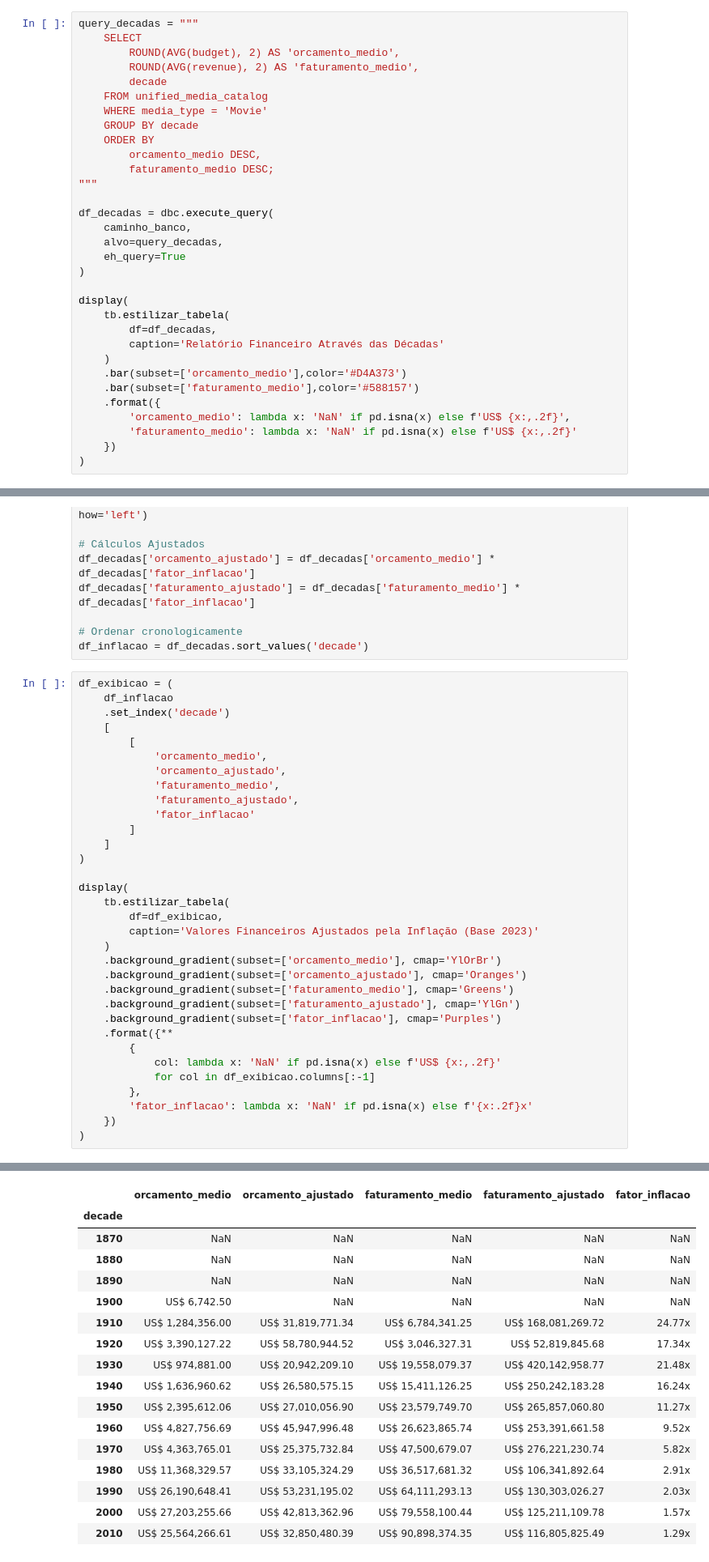
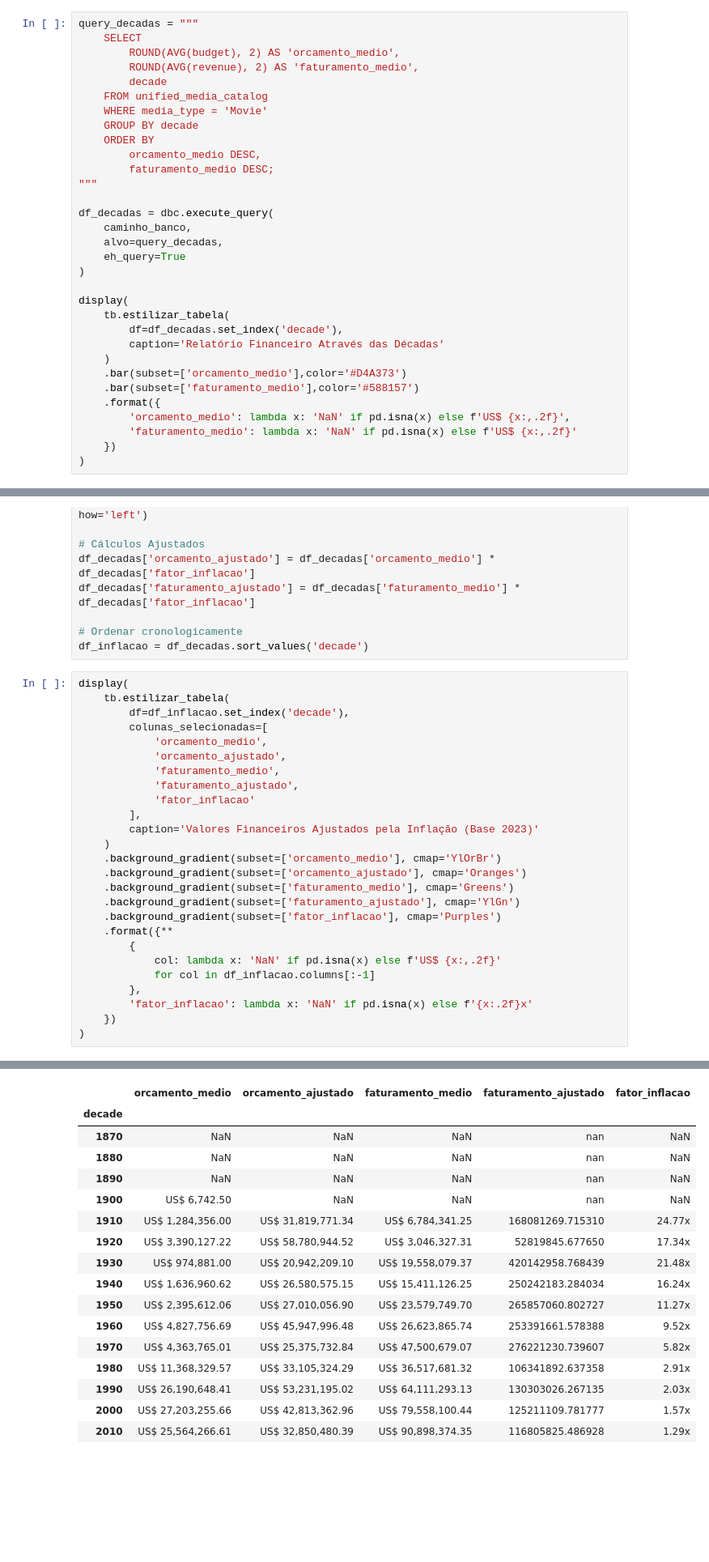
Before and after one commit to AleCecilio/entertainment_industry_performance_analysis, a Jupyter notebook: notebooks/02_data_analytics/18_analytics_financial_timeline.ipynb, the cells around one changed output, grey strips where cells are left out. Shown at 81% size. Cells and saved outputs as stored; diff of their text form; blank space fills up the shorter version.

```diff
--- a/notebooks/02_data_analytics/18_analytics_financial_timeline.ipynb
+++ b/notebooks/02_data_analytics/18_analytics_financial_timeline.ipynb
@@ -66,7 +70,7 @@ df_decadas = dbc.execute_query(
 
 display(
     tb.estilizar_tabela(
-        df=df_decadas,
+        df=df_decadas.set_index('decade'),
         caption='Relatório Financeiro Através das Décadas'
     )
     .bar(subset=['orcamento_medio'],color='#D4A373')
@@ -139,57 +144,50 @@ df_decadas['faturamento_ajustado'] = df_decadas['faturamento_medio'] * df_decada
 # Ordenar cronologicamente
 df_inflacao = df_decadas.sort_values('decade')
 # %%
-df_exibicao = (
-    df_inflacao
-    .set_index('decade')
-    [
-        [
+display(
+    tb.estilizar_tabela(
+        df=df_inflacao.set_index('decade'),
+        colunas_selecionadas=[
             'orcamento_medio',
             'orcamento_ajustado',
             'faturamento_medio',
             'faturamento_ajustado',
             'fator_inflacao'
-        ]
-    ]
-)
-
-display(
-    tb.estilizar_tabela(
-        df=df_exibicao,
+        ],
         caption='Valores Financeiros Ajustados pela Inflação (Base 2023)'
     )
     .background_gradient(subset=['orcamento_medio'], cmap='YlOrBr')
     .background_gradient(subset=['orcamento_ajustado'], cmap='Oranges')
     .background_gradient(subset=['faturamento_medio'], cmap='Greens')
     .background_gradient(subset=['faturamento_ajustado'], cmap='YlGn')
     .background_gradient(subset=['fator_inflacao'], cmap='Purples')
     .format({**
         {
             col: lambda x: 'NaN' if pd.isna(x) else f'US$ {x:,.2f}'
-            for col in df_exibicao.columns[:-1]
+            for col in df_inflacao.columns[:-1]
         },
         'fator_inflacao': lambda x: 'NaN' if pd.isna(x) else f'{x:.2f}x'
     })
 )
 # %% [output]
 Valores Financeiros Ajustados pela Inflação (Base 2023)
 |  | orcamento_medio | orcamento_ajustado | faturamento_medio | faturamento_ajustado | fator_inflacao |
 | decade |  |  |  |  |  |
-| 1870 | NaN | NaN | NaN | NaN | NaN |
-| 1880 | NaN | NaN | NaN | NaN | NaN |
-| 1890 | NaN | NaN | NaN | NaN | NaN |
-| 1900 | US$ 6,742.50 | NaN | NaN | NaN | NaN |
-| 1910 | US$ 1,284,356.00 | US$ 31,819,771.34 | US$ 6,784,341.25 | US$ 168,081,269.72 | 24.77x |
-| 1920 | US$ 3,390,127.22 | US$ 58,780,944.52 | US$ 3,046,327.31 | US$ 52,819,845.68 | 17.34x |
-| 1930 | US$ 974,881.00 | US$ 20,942,209.10 | US$ 19,558,079.37 | US$ 420,142,958.77 | 21.48x |
-| 1940 | US$ 1,636,960.62 | US$ 26,580,575.15 | US$ 15,411,126.25 | US$ 250,242,183.28 | 16.24x |
-| 1950 | US$ 2,395,612.06 | US$ 27,010,056.90 | US$ 23,579,749.70 | US$ 265,857,060.80 | 11.27x |
-| 1960 | US$ 4,827,756.69 | US$ 45,947,996.48 | US$ 26,623,865.74 | US$ 253,391,661.58 | 9.52x |
-| 1970 | US$ 4,363,765.01 | US$ 25,375,732.84 | US$ 47,500,679.07 | US$ 276,221,230.74 | 5.82x |
-| 1980 | US$ 11,368,329.57 | US$ 33,105,324.29 | US$ 36,517,681.32 | US$ 106,341,892.64 | 2.91x |
-| 1990 | US$ 26,190,648.41 | US$ 53,231,195.02 | US$ 64,111,293.13 | US$ 130,303,026.27 | 2.03x |
-| 2000 | US$ 27,203,255.66 | US$ 42,813,362.96 | US$ 79,558,100.44 | US$ 125,211,109.78 | 1.57x |
-| 2010 | US$ 25,564,266.61 | US$ 32,850,480.39 | US$ 90,898,374.35 | US$ 116,805,825.49 | 1.29x |
+| 1870 | NaN | NaN | NaN | nan | NaN |
+| 1880 | NaN | NaN | NaN | nan | NaN |
+| 1890 | NaN | NaN | NaN | nan | NaN |
+| 1900 | US$ 6,742.50 | NaN | NaN | nan | NaN |
+| 1910 | US$ 1,284,356.00 | US$ 31,819,771.34 | US$ 6,784,341.25 | 168081269.715310 | 24.77x |
+| 1920 | US$ 3,390,127.22 | US$ 58,780,944.52 | US$ 3,046,327.31 | 52819845.677650 | 17.34x |
+| 1930 | US$ 974,881.00 | US$ 20,942,209.10 | US$ 19,558,079.37 | 420142958.768439 | 21.48x |
+| 1940 | US$ 1,636,960.62 | US$ 26,580,575.15 | US$ 15,411,126.25 | 250242183.284034 | 16.24x |
+| 1950 | US$ 2,395,612.06 | US$ 27,010,056.90 | US$ 23,579,749.70 | 265857060.802727 | 11.27x |
+| 1960 | US$ 4,827,756.69 | US$ 45,947,996.48 | US$ 26,623,865.74 | 253391661.578388 | 9.52x |
+| 1970 | US$ 4,363,765.01 | US$ 25,375,732.84 | US$ 47,500,679.07 | 276221230.739607 | 5.82x |
+| 1980 | US$ 11,368,329.57 | US$ 33,105,324.29 | US$ 36,517,681.32 | 106341892.637358 | 2.91x |
+| 1990 | US$ 26,190,648.41 | US$ 53,231,195.02 | US$ 64,111,293.13 | 130303026.267135 | 2.03x |
+| 2000 | US$ 27,203,255.66 | US$ 42,813,362.96 | US$ 79,558,100.44 | 125211109.781777 | 1.57x |
+| 2010 | US$ 25,564,266.61 | US$ 32,850,480.39 | US$ 90,898,374.35 | 116805825.486928 | 1.29x |
 # %%
 df_inflacao_limpo = df_inflacao.dropna(
     subset=['orcamento_ajustado', 'faturamento_ajustado']
```
Also changed, not shown: parts of 11 cells of this notebook, 2 other files.
